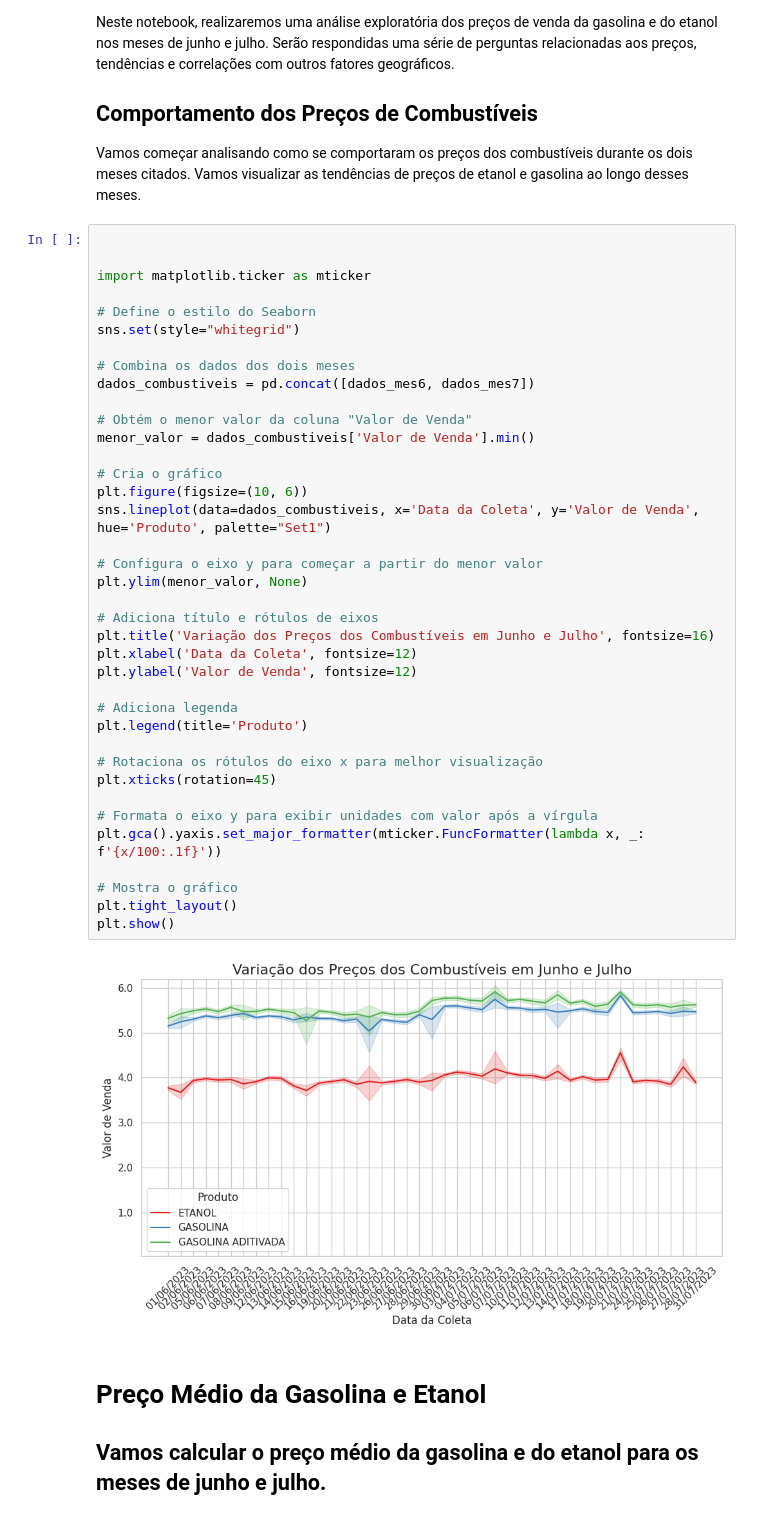
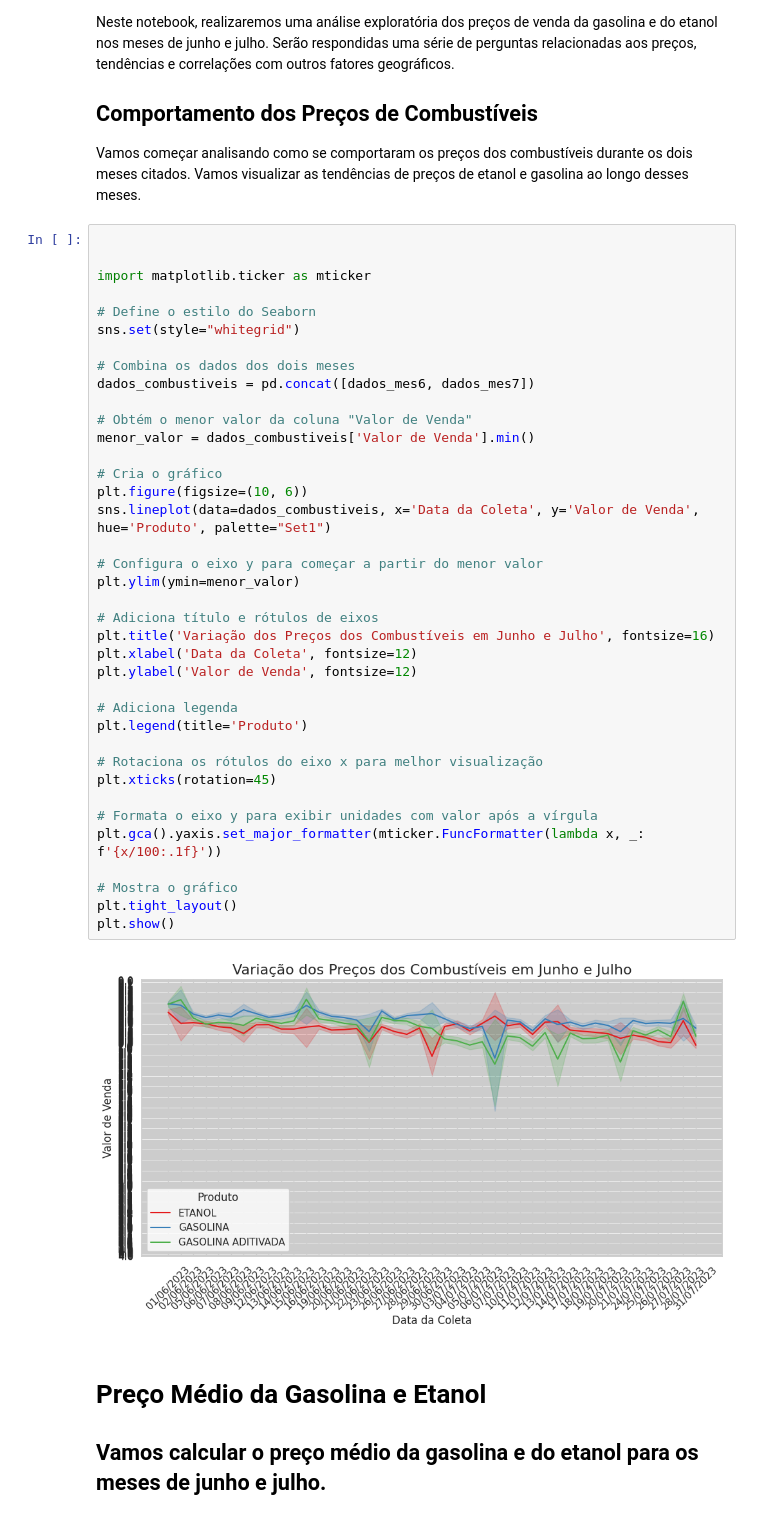
Before and after one commit to Project-4-Trends-and-Insights-Database/Projeto_Dados_para_abastecer_o_carro, a Jupyter notebook: Projeto_Dados_para_abastecer_o_carro.ipynb, the cells around one changed output. Cells and saved outputs as stored; diff of their text form.

```diff
--- a/Projeto_Dados_para_abastecer_o_carro.ipynb
+++ b/Projeto_Dados_para_abastecer_o_carro.ipynb
@@ -110,35 +112,35 @@ sns.set(style="whitegrid")
 # Combina os dados dos dois meses
 dados_combustiveis = pd.concat([dados_mes6, dados_mes7])
 
 # Obtém o menor valor da coluna "Valor de Venda"
 menor_valor = dados_combustiveis['Valor de Venda'].min()
 
 # Cria o gráfico
 plt.figure(figsize=(10, 6))
 sns.lineplot(data=dados_combustiveis, x='Data da Coleta', y='Valor de Venda', hue='Produto', palette="Set1")
 
 # Configura o eixo y para começar a partir do menor valor
-plt.ylim(menor_valor, None)
+plt.ylim(ymin=menor_valor)
 
 # Adiciona título e rótulos de eixos
 plt.title('Variação dos Preços dos Combustíveis em Junho e Julho', fontsize=16)
 plt.xlabel('Data da Coleta', fontsize=12)
 plt.ylabel('Valor de Venda', fontsize=12)
 
 # Adiciona legenda
 plt.legend(title='Produto')
 
 # Rotaciona os rótulos do eixo x para melhor visualização
 plt.xticks(rotation=45)
 
 # Formata o eixo y para exibir unidades com valor após a vírgula
 plt.gca().yaxis.set_major_formatter(mticker.FuncFormatter(lambda x, _: f'{x/100:.1f}'))
 
 # Mostra o gráfico
 plt.tight_layout()
 plt.show()
 # %% [output]
-[figure, old version]
+[figure, new version]
 # %% [markdown]
 # <font color = 00CED1> Preço Médio da Gasolina e Etanol
 ## Vamos calcular o preço médio da gasolina e do etanol para os meses de junho e julho.
```
Also changed, not shown: parts of 8 cells of this notebook.
